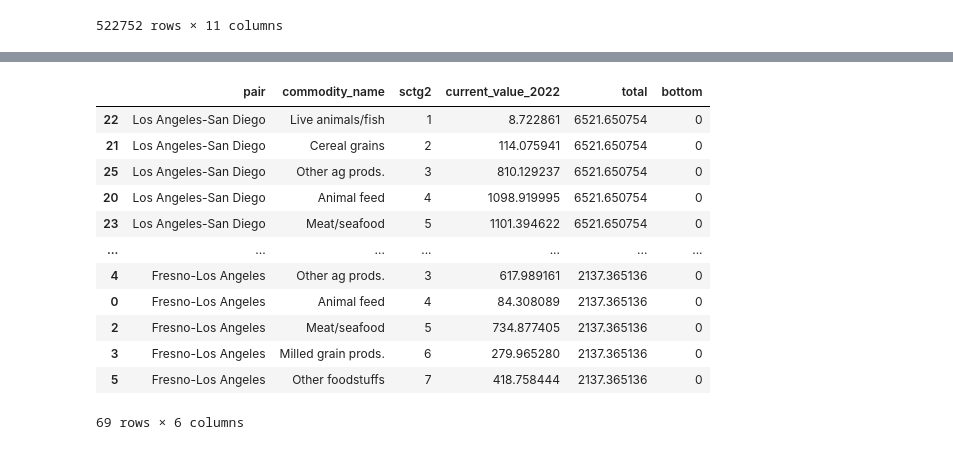
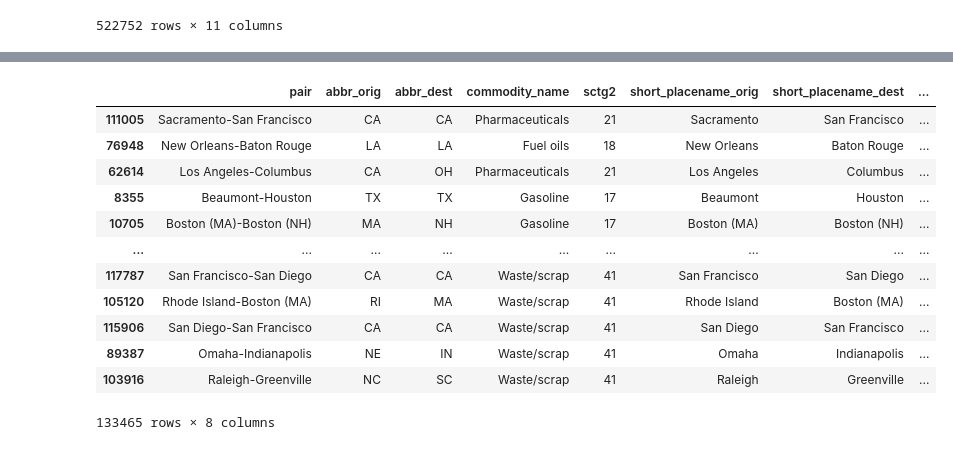
Before and after one commit to franktucci/498-fat5-trade-analysis, a Jupyter notebook: main.ipynb, the cells around one changed output, grey strips where cells are left out. Cells and saved outputs as stored; diff of their text form; code cells hidden in the pictures.

```diff
--- a/main.ipynb
+++ b/main.ipynb
@@ -101,22 +78,21 @@ See the caveats in the documentation: https://pandas.pydata.org/pandas-docs/stab
-# %%
-dms_top10_bycomod = dms_top_pairs[dms_top_pairs["pair"].isin(dms_top10_pairs["pair"])]
-dms_top10_bycomod = dms_top10_bycomod.groupby(["pair", "commodity_name", "sctg2"]).sum()["current_value_2022"]
-dms_top10_bycomod = dms_top10_bycomod.reset_index()
-dms_top10_bycomod = pd.merge(dms_top10_bycomod, dms_top10_pairs.rename(columns={"current_value_2022": "total"}), on="pair")
-dms_top10_bycomod["bottom"] = 0
-dms_top10_bycomod.sort_values(by=["total", "sctg2"], ascending=[False, True], inplace=True)
-dms_top10_bycomod
-# %% [output]
-|  | pair | commodity_name | sctg2 | current_value_2022 | total | bottom |
-| 22 | Los Angeles-San Diego | Live animals/fish | 1 | 8.722861 | 6521.650754 | 0 |
-| 21 | Los Angeles-San Diego | Cereal grains | 2 | 114.075941 | 6521.650754 | 0 |
-| 25 | Los Angeles-San Diego | Other ag prods. | 3 | 810.129237 | 6521.650754 | 0 |
-| 20 | Los Angeles-San Diego | Animal feed | 4 | 1098.919995 | 6521.650754 | 0 |
-| 23 | Los Angeles-San Diego | Meat/seafood | 5 | 1101.394622 | 6521.650754 | 0 |
-| ... | ... | ... | ... | ... | ... | ... |
-| 4 | Fresno-Los Angeles | Other ag prods. | 3 | 617.989161 | 2137.365136 | 0 |
-| 0 | Fresno-Los Angeles | Animal feed | 4 | 84.308089 | 2137.365136 | 0 |
-| 2 | Fresno-Los Angeles | Meat/seafood | 5 | 734.877405 | 2137.365136 | 0 |
-| 3 | Fresno-Los Angeles | Milled grain prods. | 6 | 279.965280 | 2137.365136 | 0 |
-| 5 | Fresno-Los Angeles | Other foodstuffs | 7 | 418.758444 | 2137.365136 | 0 |
-69 rows × 6 columns
+# %%
+dms_pairs = dms_data[dms_data["dms_orig"] != dms_data["dms_dest"]]
+dms_pairs = dms_pairs[(dms_pairs["CFSMA_orig"] != 99999) & (dms_pairs["CFSMA_dest"] != 99999)]
+dms_pairs = dms_pairs.groupby(["pair", "abbr_orig", "abbr_dest", "commodity_name", "sctg2", "short_placename_orig", "short_placename_dest"]).sum()["current_value_2022"].reset_index()
+dms_pairs.sort_values(by=["current_value_2022"], ascending=False, inplace=True)
+
+dms_pairs
+# %% [output]
+|  | pair | abbr_orig | abbr_dest | commodity_name | sctg2 | short_placename_orig | short_placename_dest | ... |
+| 111005 | Sacramento-San Francisco | CA | CA | Pharmaceuticals | 21 | Sacramento | San Francisco | ... |
+| 76948 | New Orleans-Baton Rouge | LA | LA | Fuel oils | 18 | New Orleans | Baton Rouge | ... |
+| 62614 | Los Angeles-Columbus | CA | OH | Pharmaceuticals | 21 | Los Angeles | Columbus | ... |
+| 8355 | Beaumont-Houston | TX | TX | Gasoline | 17 | Beaumont | Houston | ... |
+| 10705 | Boston (MA)-Boston (NH) | MA | NH | Gasoline | 17 | Boston (MA) | Boston (NH) | ... |
+| ... | ... | ... | ... | ... | ... | ... | ... | ... |
+| 117787 | San Francisco-San Diego | CA | CA | Waste/scrap | 41 | San Francisco | San Diego | ... |
+| 105120 | Rhode Island-Boston (MA) | RI | MA | Waste/scrap | 41 | Rhode Island | Boston (MA) | ... |
+| 115906 | San Diego-San Francisco | CA | CA | Waste/scrap | 41 | San Diego | San Francisco | ... |
+| 89387 | Omaha-Indianapolis | NE | IN | Waste/scrap | 41 | Omaha | Indianapolis | ... |
+| 103916 | Raleigh-Greenville | NC | SC | Waste/scrap | 41 | Raleigh | Greenville | ... |
+133465 rows × 8 columns
```
Also changed, not shown: parts of 11 cells of this notebook.
